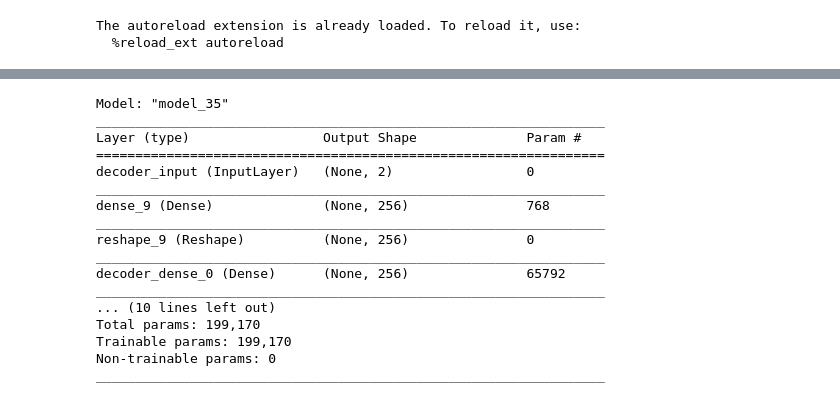
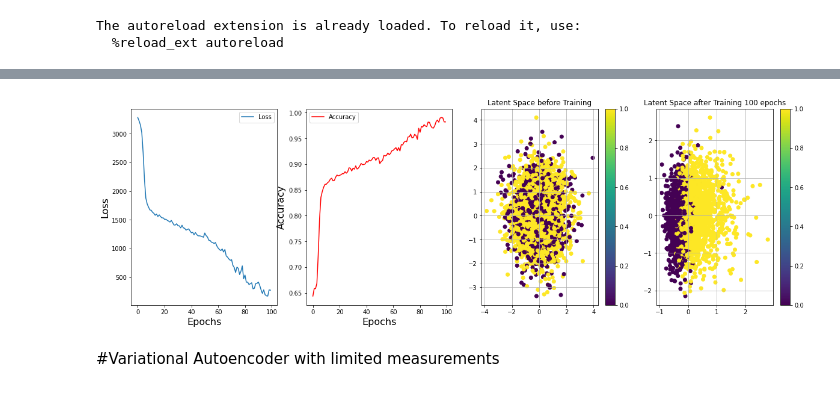
Before and after one commit to nahumsa/Variational-Autoencoder, a Jupyter notebook: VAE Entanglement Witness Softmax.ipynb, the cells around one changed output, grey strips where cells are left out. Cells and saved outputs as stored; diff of their text form; code cells hidden in the pictures.

```diff
--- a/VAE Entanglement Witness Softmax.ipynb
+++ b/VAE Entanglement Witness Softmax.ipynb
@@ -147,7 +146,7 @@ def create_x(measurement):
   X = []
   for meas in measurement:
     aux = []
-    for result ,_ in meas:
+    for result , name in meas:
       aux.append(result)
     X.append(aux)
   return X
@@ -221,26 +216,23 @@ plt.grid()
-# %%
-bvae.decoder.summary()
-# %% [output]
-Model: "model_35"
-_________________________________________________________________
-Layer (type)                 Output Shape              Param #
-=================================================================
-decoder_input (InputLayer)   (None, 2)                 0
-_________________________________________________________________
-dense_9 (Dense)              (None, 256)               768
-_________________________________________________________________
-reshape_9 (Reshape)          (None, 256)               0
-_________________________________________________________________
-decoder_dense_0 (Dense)      (None, 256)               65792
-_________________________________________________________________
-... (10 lines left out)
-Total params: 199,170
-Trainable params: 199,170
-Non-trainable params: 0
-_________________________________________________________________
 # %%
 #Compile Parameters (These parameters depend on a fine tuning)
 LEARNING_RATE = 0.0005
 R_LOSS_FACTOR = 5000
 BETA = 10
 bvae.compile(LEARNING_RATE, R_LOSS_FACTOR, BETA)
+
+# Training Parameters
+
+BATCH_SIZE = 256
+EPOCHS = 100
+PRINT_EVERY_N_BATCHES = 100
+INITIAL_EPOCH = 0
+
+history = bvae.train(
+                      x_train = X_train
+                    , y_train = Y_train_cat
+                    , batch_size = BATCH_SIZE
+                    , epochs = EPOCHS
+                    , run_folder = RUN_FOLDER
+                    , print_every_n_batches = PRINT_EVERY_N_BATCHES
+                    , initial_epoch = INITIAL_EPOCH
+                    )
@@ -256,0 +239,38 @@ INITIAL_EPOCH = 0
+# %%
+loss = history.history['loss']
+epochs = range(len(loss))
+
+accuracy = history.history['acc']
+epochs = range(len(accuracy))
+
+fig, (ax1, ax2, ax3, ax4) = plt.subplots(1, 4, figsize=(20,6))
+
+ax1.plot(epochs, loss, label='Loss')
+ax1.set_xlabel('Epochs', size=16)
+ax1.set_ylabel('Loss', size=16)
+ax1.legend()
+
+ax2.plot(epochs, accuracy, 'r', label='Accuracy')
+ax2.set_xlabel('Epochs', size=16)
+ax2.set_ylabel('Accuracy', size=16)
+ax2.legend()
+
+ims = ax3.scatter(z_mu_b[:, 0], z_mu_b[:, 1], c=Y_test)
+ax3.set_title(f'Latent Space before Training')
+ax3.grid()
+plt.colorbar(ims, ax=ax3)
+
+z_mu = bvae.encoder.predict(X_test)
+ims = ax4.scatter(z_mu[:, 0], z_mu[:, 1], c=Y_test)
+ax4.set_title(f'Latent Space after Training {EPOCHS} epochs')
+ax4.grid()
+plt.colorbar(ims, ax=ax4)
+plt.show()
+# %% [output]
+[figure, added]
+# %% [markdown]
+
+
+
+
+#Variational Autoencoder with limited measurements
```
Also changed, not shown: parts of 13 cells of this notebook.
